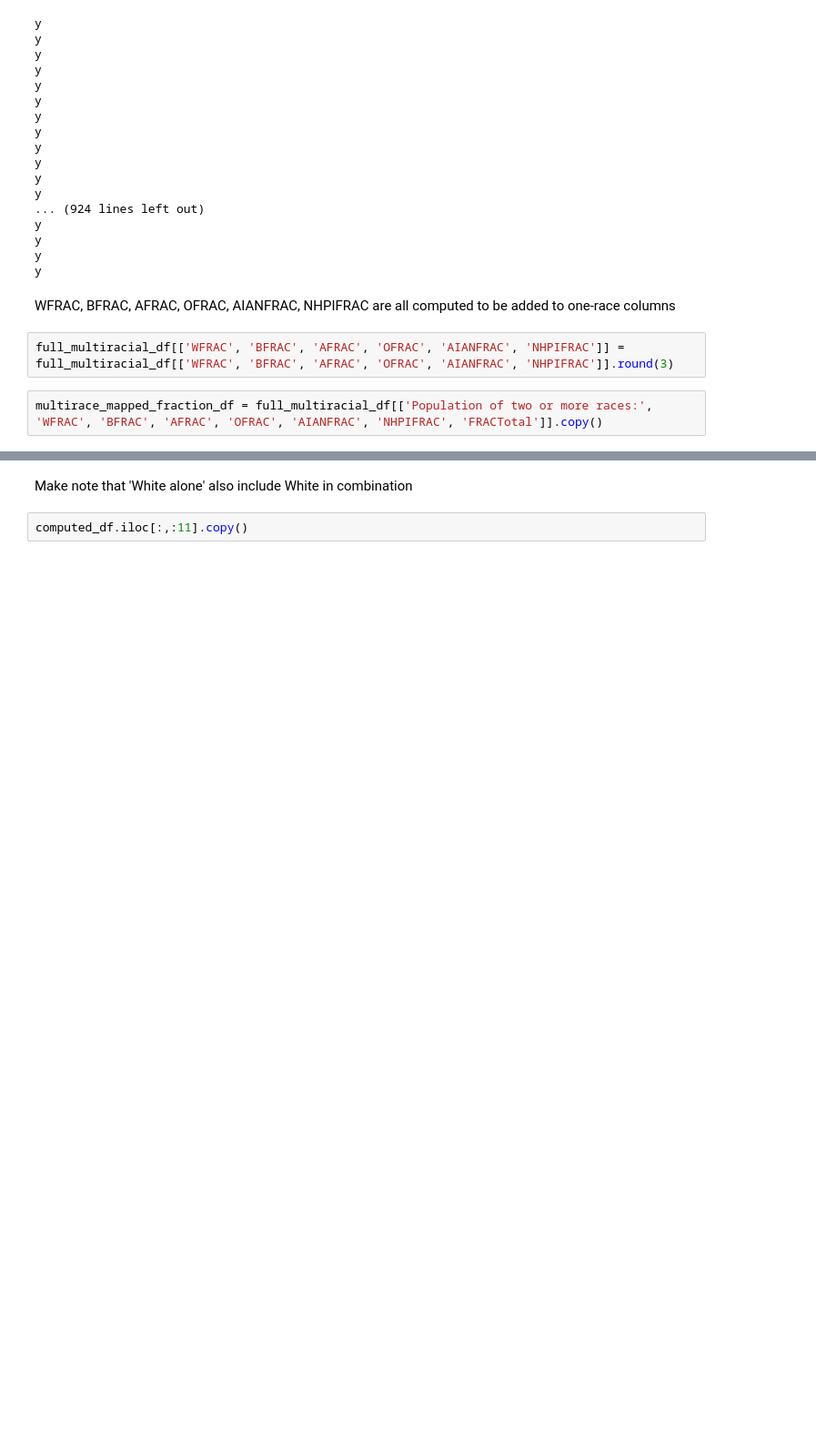
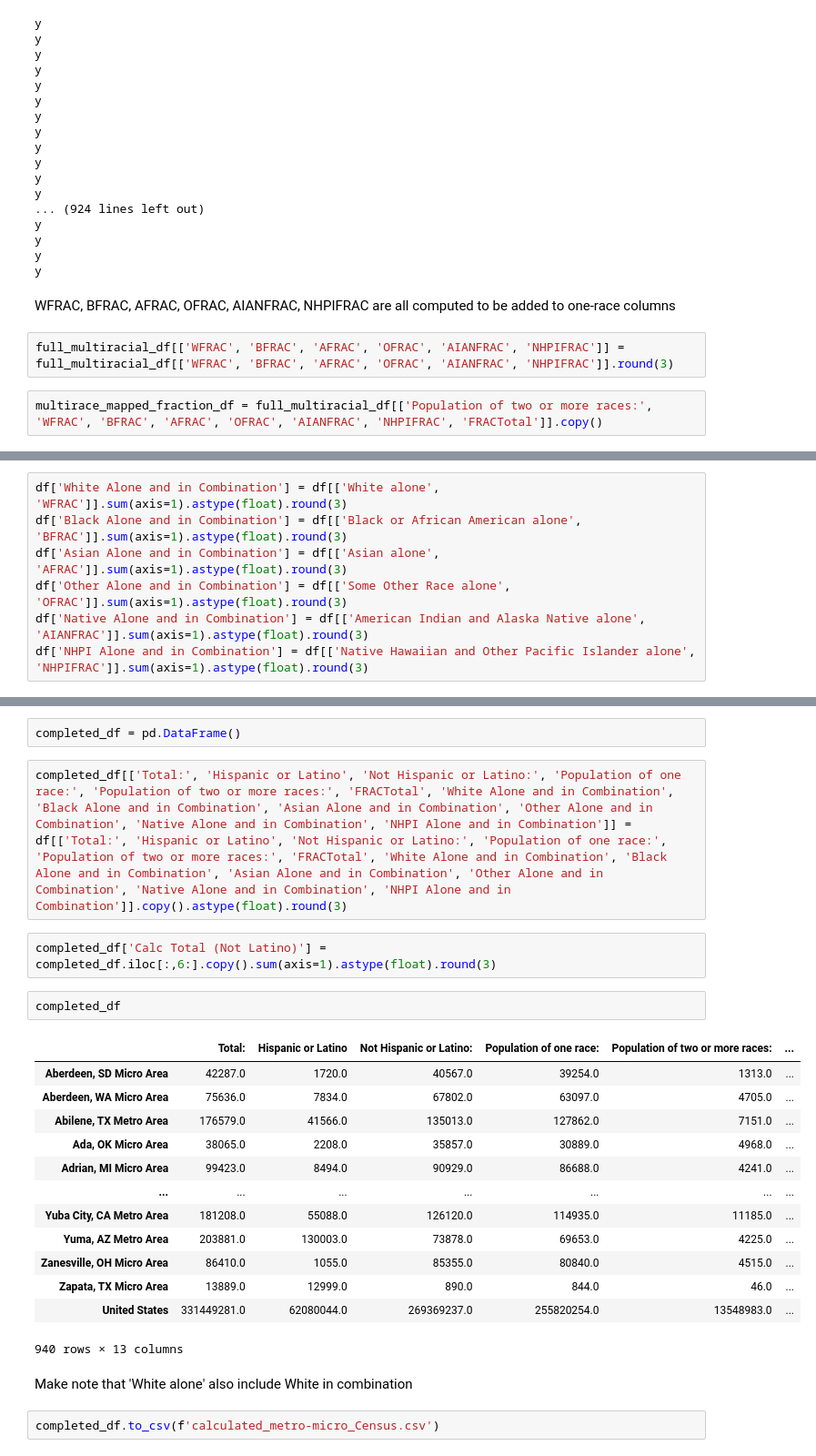
Before and after one commit to phebecarlson/Fatal-Police-Shootings-WaPo, a Jupyter notebook: R Metro-Micro Location Census Wrangling.ipynb, the cells around one changed output, grey strips where cells are left out. Shown: that part at 91% size. Cells and saved outputs as stored; diff of their text form; blank space fills up the shorter version.

```diff
--- a/R Metro-Micro Location Census Wrangling.ipynb
+++ b/R Metro-Micro Location Census Wrangling.ipynb
@@ -361,0 +323,7 @@ for index in completed_df.index:
+# %%
+df['White Alone and in Combination'] = df[['White alone', 'WFRAC']].sum(axis=1).astype(float).round(3)
+df['Black Alone and in Combination'] = df[['Black or African American alone', 'BFRAC']].sum(axis=1).astype(float).round(3)
+df['Asian Alone and in Combination'] = df[['Asian alone', 'AFRAC']].sum(axis=1).astype(float).round(3)
+df['Other Alone and in Combination'] = df[['Some Other Race alone', 'OFRAC']].sum(axis=1).astype(float).round(3)
+df['Native Alone and in Combination'] = df[['American Indian and Alaska Native alone', 'AIANFRAC']].sum(axis=1).astype(float).round(3)
+df['NHPI Alone and in Combination'] = df[['Native Hawaiian and Other Pacific Islander alone', 'NHPIFRAC']].sum(axis=1).astype(float).round(3)
@@ -362,4 +346,26 @@ for index in completed_df.index:
+# %%
+completed_df = pd.DataFrame()
+# %%
+completed_df[['Total:', 'Hispanic or Latino', 'Not Hispanic or Latino:', 'Population of one race:', 'Population of two or more races:', 'FRACTotal', 'White Alone and in Combination', 'Black Alone and in Combination', 'Asian Alone and in Combination', 'Other Alone and in Combination', 'Native Alone and in Combination', 'NHPI Alone and in Combination']] = df[['Total:', 'Hispanic or Latino', 'Not Hispanic or Latino:', 'Population of one race:', 'Population of two or more races:', 'FRACTotal', 'White Alone and in Combination', 'Black Alone and in Combination', 'Asian Alone and in Combination', 'Other Alone and in Combination', 'Native Alone and in Combination', 'NHPI Alone and in Combination']].copy().astype(float).round(3)
+# %%
+completed_df['Calc Total (Not Latino)'] = completed_df.iloc[:,6:].copy().sum(axis=1).astype(float).round(3)
+# %%
+completed_df
+# %% [output]
+|  | Total: | Hispanic or Latino | Not Hispanic or Latino: | Population of one race: | Population of two or more races: | ... |
+| Aberdeen, SD Micro Area | 42287.0 | 1720.0 | 40567.0 | 39254.0 | 1313.0 | ... |
+| Aberdeen, WA Micro Area | 75636.0 | 7834.0 | 67802.0 | 63097.0 | 4705.0 | ... |
+| Abilene, TX Metro Area | 176579.0 | 41566.0 | 135013.0 | 127862.0 | 7151.0 | ... |
+| Ada, OK Micro Area | 38065.0 | 2208.0 | 35857.0 | 30889.0 | 4968.0 | ... |
+| Adrian, MI Micro Area | 99423.0 | 8494.0 | 90929.0 | 86688.0 | 4241.0 | ... |
+| ... | ... | ... | ... | ... | ... | ... |
+| Yuba City, CA Metro Area | 181208.0 | 55088.0 | 126120.0 | 114935.0 | 11185.0 | ... |
+| Yuma, AZ Metro Area | 203881.0 | 130003.0 | 73878.0 | 69653.0 | 4225.0 | ... |
+| Zanesville, OH Micro Area | 86410.0 | 1055.0 | 85355.0 | 80840.0 | 4515.0 | ... |
+| Zapata, TX Micro Area | 13889.0 | 12999.0 | 890.0 | 844.0 | 46.0 | ... |
+| United States | 331449281.0 | 62080044.0 | 269369237.0 | 255820254.0 | 13548983.0 | ... |
+940 rows × 13 columns
 # %% [markdown]
 Make note that 'White alone' also include White in combination
-# %%
-computed_df.iloc[:,:11].copy()
+# %%
+completed_df.to_csv(f'calculated_metro-micro_Census.csv')
```
Also changed, not shown: parts of 14 cells of this notebook, 2 other files.
